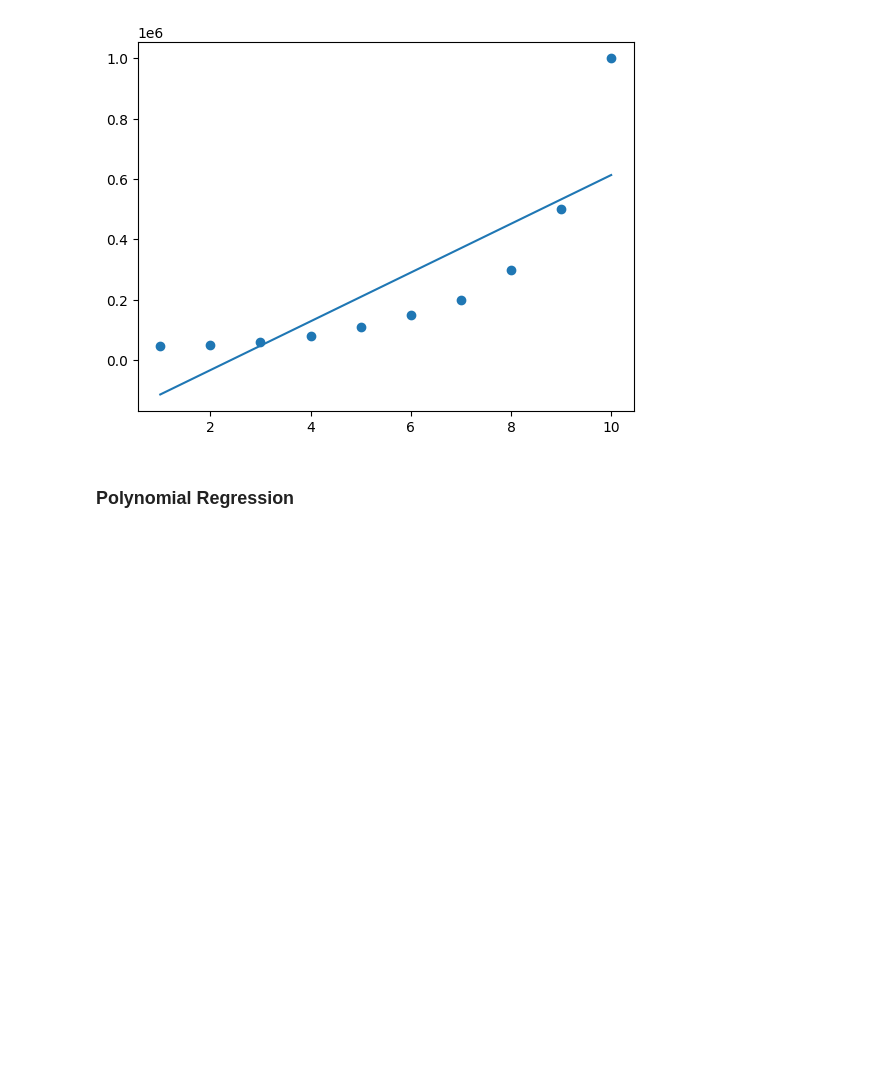
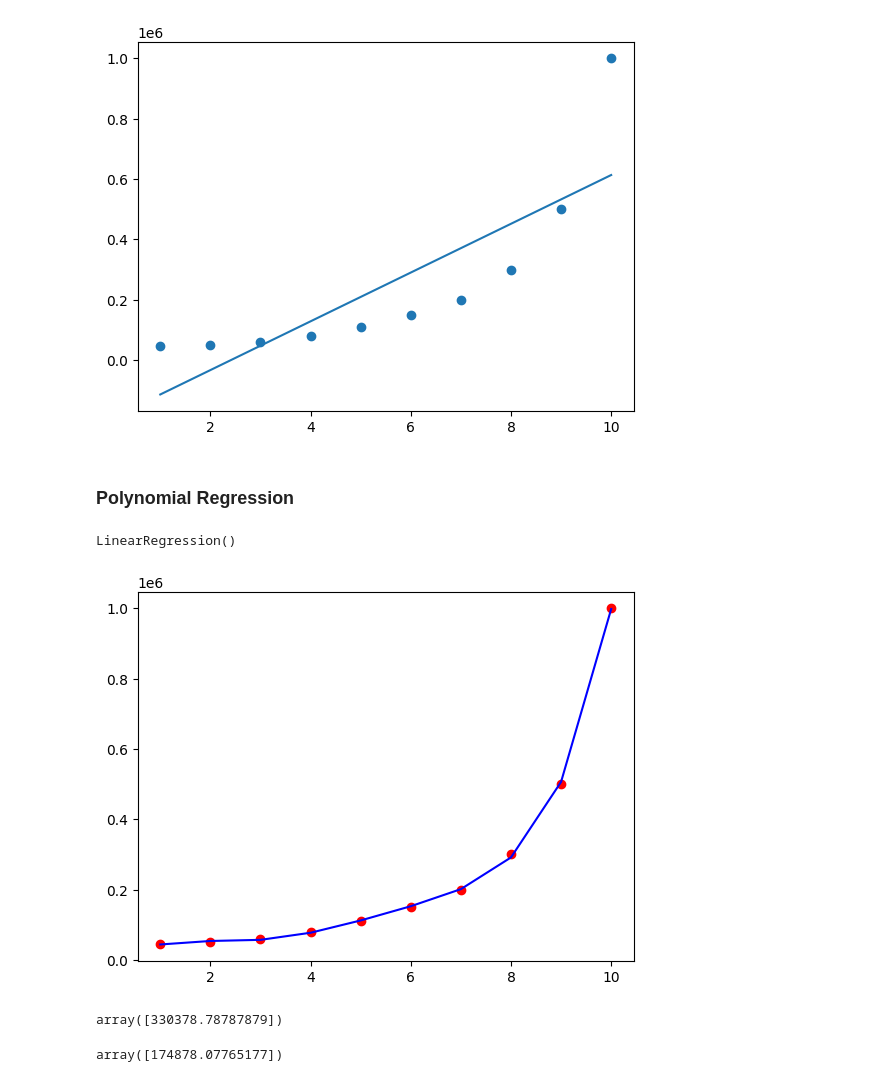
Before and after one commit to Upendra2003/MachineLearning, a Jupyter notebook: Regression/Polynomial Linear Regression/PolynomialLinearRegression.ipynb, the cells around one changed output. Saved outputs shown, nothing was run; the diff lists cells and outputs as text; code cells hidden in the pictures; blank space fills up the shorter version.

Commit message:
Polynomial Linear Regression

```diff
--- a/Regression/Polynomial Linear Regression/PolynomialLinearRegression.ipynb
+++ b/Regression/Polynomial Linear Regression/PolynomialLinearRegression.ipynb
@@ -35,3 +35,25 @@ plt.show()
 [figure]
 # %% [markdown]
 ### Polynomial Regression
+# %%
+from sklearn.preprocessing import PolynomialFeatures
+poly_reg = PolynomialFeatures(degree=5) # By increasing the degree we get accurate result
+X_poly = poly_reg.fit_transform(X)
+lin_reg_model=LinearRegression()
+lin_reg_model.fit(X_poly,y)
+# %% [output]
+LinearRegression()
+# %%
+plt.scatter(X,y,color='red')
+plt.plot(X,lin_reg_model.predict(X_poly),color='blue')
+plt.show()
+# %% [output]
+[figure, added]
+# %%
+regressor.predict([[6.5]])
+# %% [output]
+array([330378.78787879])
+# %%
+lin_reg_model.predict(poly_reg.fit_transform([[6.5]]))
+# %% [output]
+array([174878.07765177])
```
